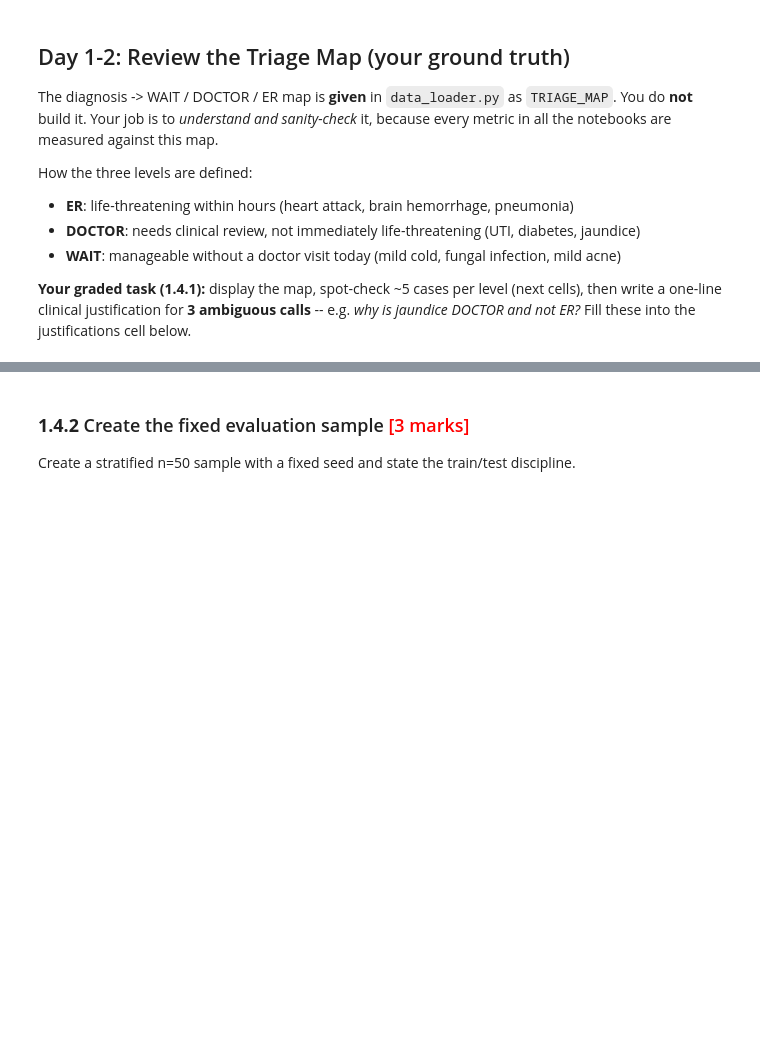
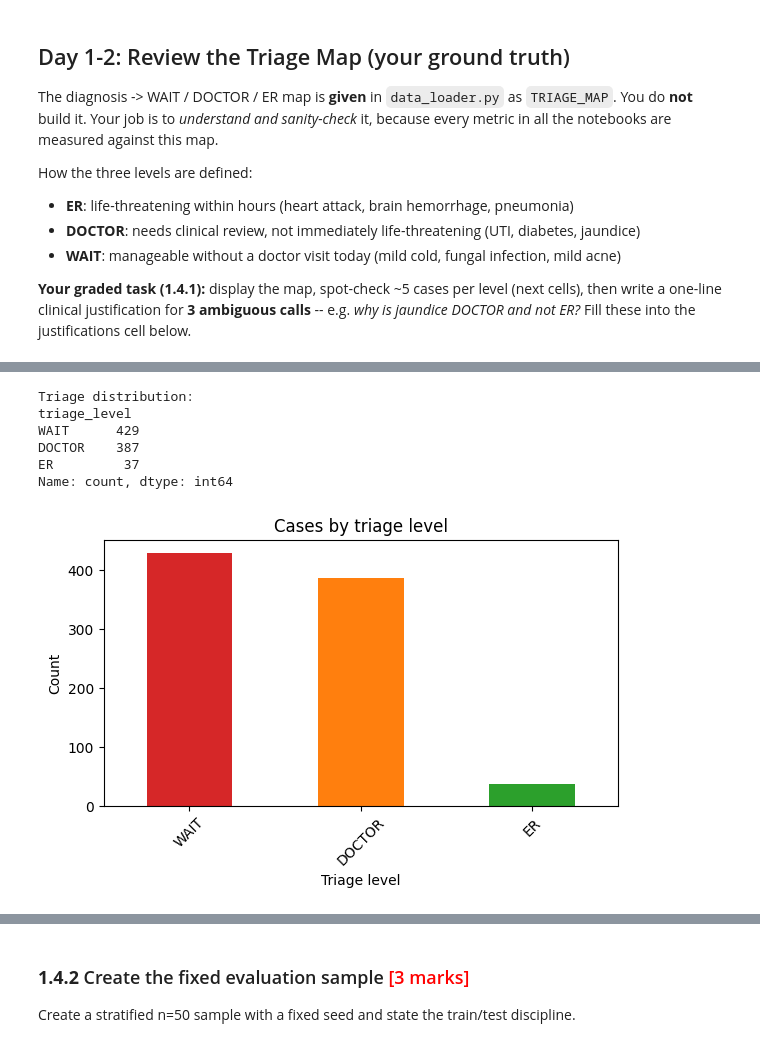
Before and after one commit to kumarsirish/capstone-b, a Jupyter notebook: starter-files/learner/data_understanding_and_baseline.ipynb, the cells around one changed output, grey strips where cells are left out. Drawn from its saved outputs; the diff is of its cells as text; code cells hidden in the pictures; blank space fills up the shorter version.

```diff
--- a/starter-files/learner/data_understanding_and_baseline.ipynb
+++ b/starter-files/learner/data_understanding_and_baseline.ipynb
@@ -229,19 +342,32 @@ pd.DataFrame(list(TRIAGE_MAP.items()), columns=["diagnosis","triage_level"]).sor
 # %%
 # Triage distribution -- the loader already provides triage_level via the
 # case-insensitive canonical TRIAGE_MAP (plus aliases for renamed diseases).
 print('Triage distribution:')
 print(df['triage_level'].value_counts())
 
 fig, ax = plt.subplots(figsize=(6, 4))
 df['triage_level'].value_counts().plot(kind='bar', ax=ax,
     color=['#d62728', '#ff7f0e', '#2ca02c'])
 ax.set_title('Cases by triage level')
 ax.set_xlabel('Triage level')
 ax.set_ylabel('Count')
+plt.xticks(rotation=45)
 plt.tight_layout()
 plt.show()
 
 # FILL IN: which class is smallest? why does this matter for ER recall?
+#ANSWER: ER class is smallest. For the ER class, recall is especially important as it measures the proportion of
+#actual ER cases that were correctly identified, minimizing under-triage
+# ER triage level is signifcantly smaller than 'WAIT' and 'DOCRO', so it could lead to poort recall
+# for ER cases
+# %% [output]
+Triage distribution:
+triage_level
+WAIT      429
+DOCTOR    387
+ER         37
+Name: count, dtype: int64
+[figure, added]
 # %%
 # -- Spot-check 5 rows from each triage level -----------------------------
 # FILL IN: replace this comment with pd.concat + sample(5) for each level
```
Also changed, not shown: parts of 8 cells of this notebook.
